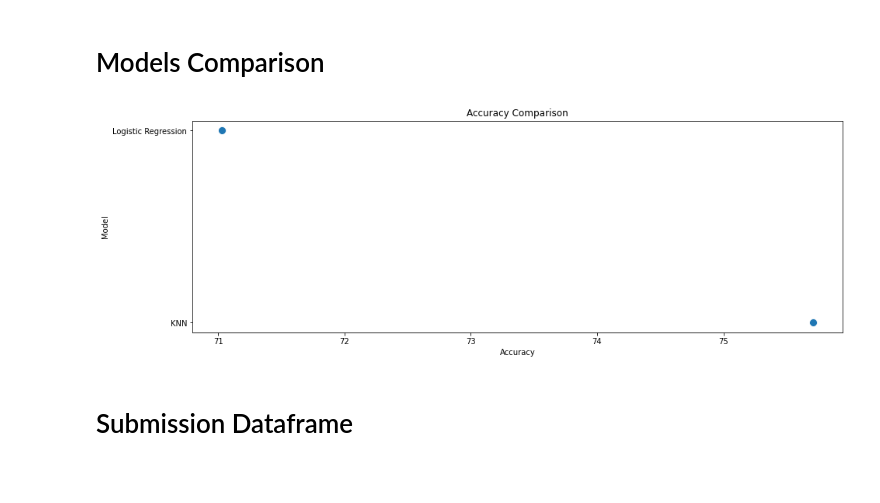
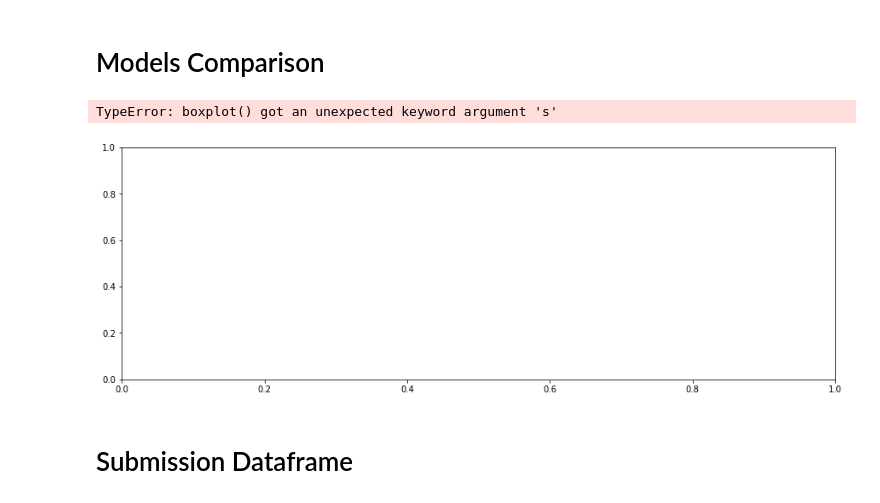
Before and after one commit to baotramduong/Portfolio_Project_Ternary_Classification_Tanzanian_Water_Crisis, a Jupyter notebook: Part II - Models.ipynb, the cells around one changed output. Drawn from its saved outputs; the diff is of its cells as text; code cells hidden in the pictures; blank space fills up the shorter version.

```diff
--- a/Part II - Models.ipynb
+++ b/Part II - Models.ipynb
@@ -916,0 +1147,10 @@ NameError: name 'xgboost' is not defined
+# %%
+#train a classifier with optimal values identified above
+xgb_clf = xgb.XGBClassifier(random_state = 21)
+
+#fit
+xgb_clf.fit(X_train, y_train)
+
+#predict
+y_hat_train = xgb_clf.predict(X_train)
+y_hat_test = xgb_clf.predict(X_test)
@@ -916,0 +1167,8 @@ NameError: name 'xgboost' is not defined
+# %%
+#train accuracy
+xgb_train_accuracy = accuracy_score(y_train, y_hat_train) * 100
+print('Train accuracy:', xgb_train_accuracy)
+
+#test accuracy
+xgb_test_accuracy = accuracy_score(y_test, y_hat_test) * 100
+print('Test accuracy:', xgb_test_accuracy)
@@ -916,0 +1178,8 @@ NameError: name 'xgboost' is not defined
+# %%
+#train cross validation
+xgb_train_cv_score = cross_val_score(xgb_clf, X_train, y_train, cv = 5, n_jobs = -1).mean()
+print('Train cross validation:', xgb_train_cv_score)
+
+#test cross validation
+xgb_test_cv_score = cross_val_score(xgb_clf, X_test, y_test, cv = 5, n_jobs = -1).mean()
+print('Test cross validation:', xgb_test_cv_score)
@@ -916,0 +1219,8 @@ NameError: name 'xgboost' is not defined
+# %%
+#summary table
+summary_table.loc[8] = ['XGBoost',
+                        round(xgb_test_accuracy, 2), round(xgb_test_cv_score, 2),
+                        round(precision_score(y_test, y_hat_test, average = 'macro'), 2), round(recall_score(y_test, y_hat_test, average = 'macro'), 2), round(f1_score(y_test, y_hat_test, average = 'macro'), 2),
+                        round(mean_absolute_error(y_test, y_hat_test), 2), round(mean_squared_error(y_test, y_hat_test), 2), round(mean_squared_error(y_test, y_hat_test, squared = False), 2),
+                        '-', bias(y_test, y_hat_test), variance(y_hat_test)]
+summary_table.head()
@@ -934,14 +1248,15 @@ svm_clf.coef_
 # %%
 #plot accuracy
 plt.figure(figsize = (15, 5))
-sns.scatterplot(x = summary_table['Accuracy'], y = summary_table['Model'], s = 100, marker = 'o')
+sns.boxplot(x = summary_table['Accuracy'], y = summary_table['Model'], s = 100, marker = 'o')
 plt.xlabel('Accuracy')
 plt.ylabel('Model')
 plt.title("Accuracy Comparison")
 
 plt.savefig('./Data/models_comparison')
 # %% [output]
+TypeError: boxplot() got an unexpected keyword argument 's'
-[figure, old version]
+[figure, new version]
 # %% [markdown]
 # Submission Dataframe
 # %%
```
Also changed, not shown: parts of 126 cells of this notebook.
